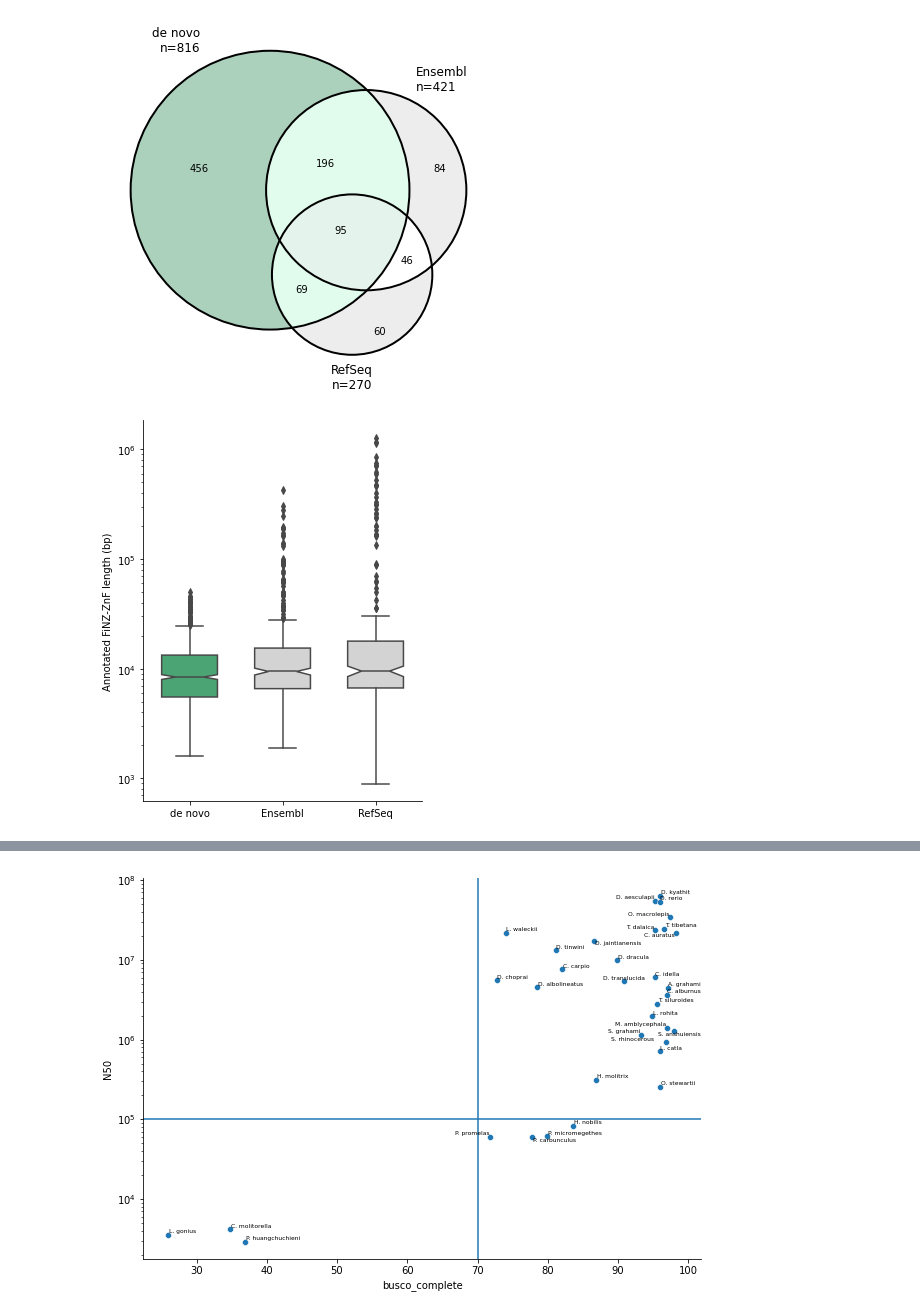
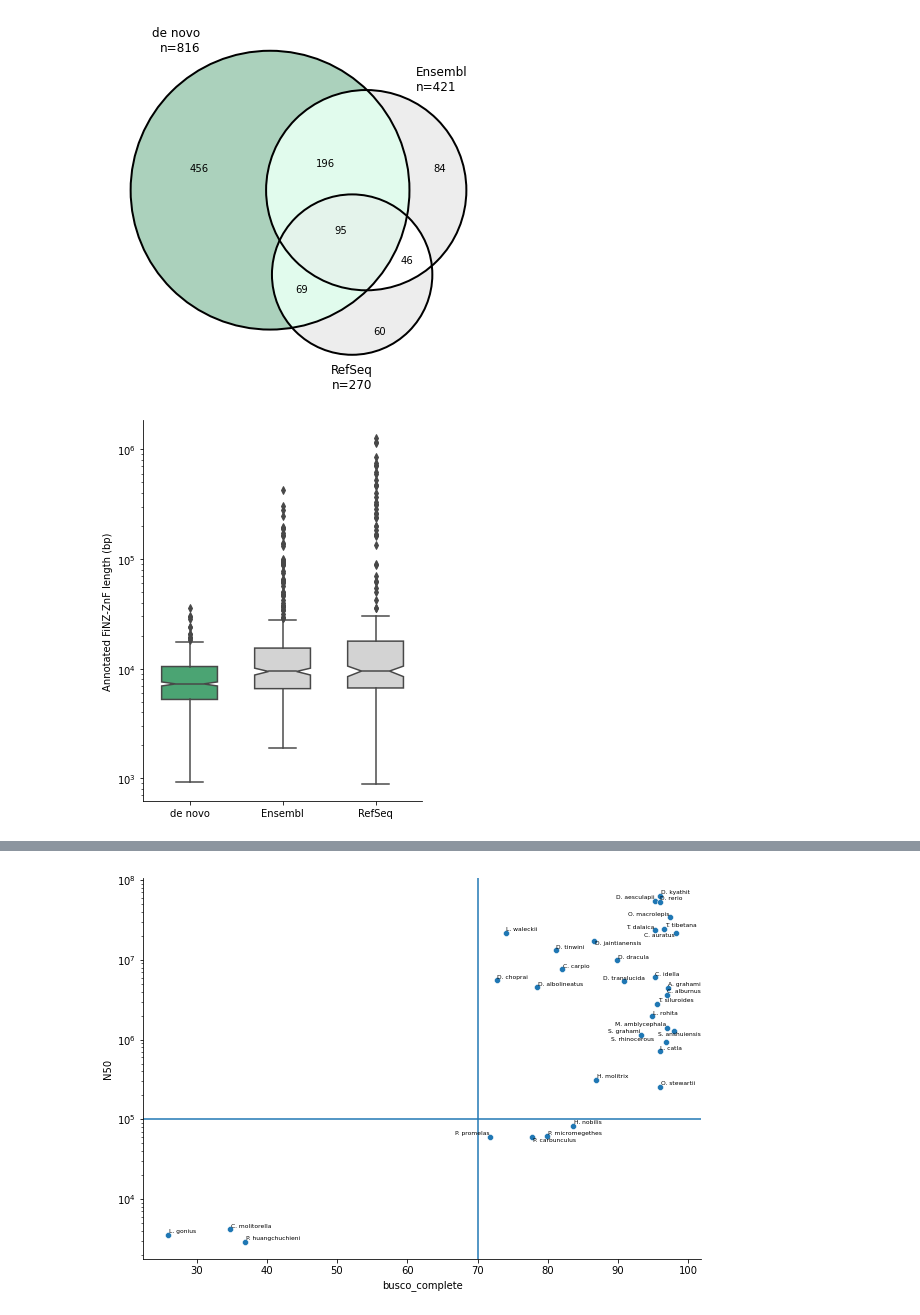
Before and after one commit to jonathan-wells/finz-znf, a Jupyter notebook: analysis/genome_quality_control.ipynb, the cells around one changed output, grey strips where cells are left out. Cells and saved outputs as stored; diff of their text form; code cells hidden in the pictures.

```diff
--- a/analysis/genome_quality_control.ipynb
+++ b/analysis/genome_quality_control.ipynb
@@ -29,36 +29,36 @@ plt.show()
 # %% [output]
 [figure]
 # %%
-annotations = {'de novo': '../data/gffs/denovo_finz_znf.gff',
+annotations = {'de novo': '/Users/jonwells/Projects/feschottelab/finz-znf/scripts/gene-annotation/denovo.gff',
                'Ensembl': '../data/gffs/ensembl_finz_znf.gff',
                'RefSeq': '../data/gffs/refseq_finz_znf.gff'}
 genelengths = defaultdict(list)
 for key, filename in annotations.items():
     with open(filename) as infile:
         for line in infile:
             if "\tgene\t" in line:
                 line = line.split()
                 genelengths['length'].append(abs(int(line[4]) - int(line[3])))
                 genelengths['source'].append(key)
 length_df = pd.DataFrame.from_dict(genelengths)
 # length_df['log10_length'] = np.log(length_df['length'])
 
 fig, ax = plt.subplots(figsize=(5,7))
 sns.boxplot(data=length_df, y='length', x='source',
             palette=['mediumseagreen', 'lightgrey', 'lightgrey'],
             notch=True,
             width=0.6,
             ax=ax)
 ax.set_yscale('log')
 ax.set_xlabel('')
 ax.set_ylabel('Annotated FiNZ-ZnF length (bp)')
 sns.despine()
 plt.show()
 fig.savefig('../figs/annotation_lengths.pdf', bbox_inches='tight')
 fig.savefig('../figs/annotation_lengths.png', bbox_inches='tight')
 
 length_summary = length_df.groupby('source')['length'].describe().reset_index()
 length_summary['iqr'] = length_summary['75%'] - length_summary['25%']
 print(length_summary)
 # %% [output]
-[figure, old version]
+[figure, new version]
```
Also changed, not shown: parts of 1 cell of this notebook, 1 other file.
